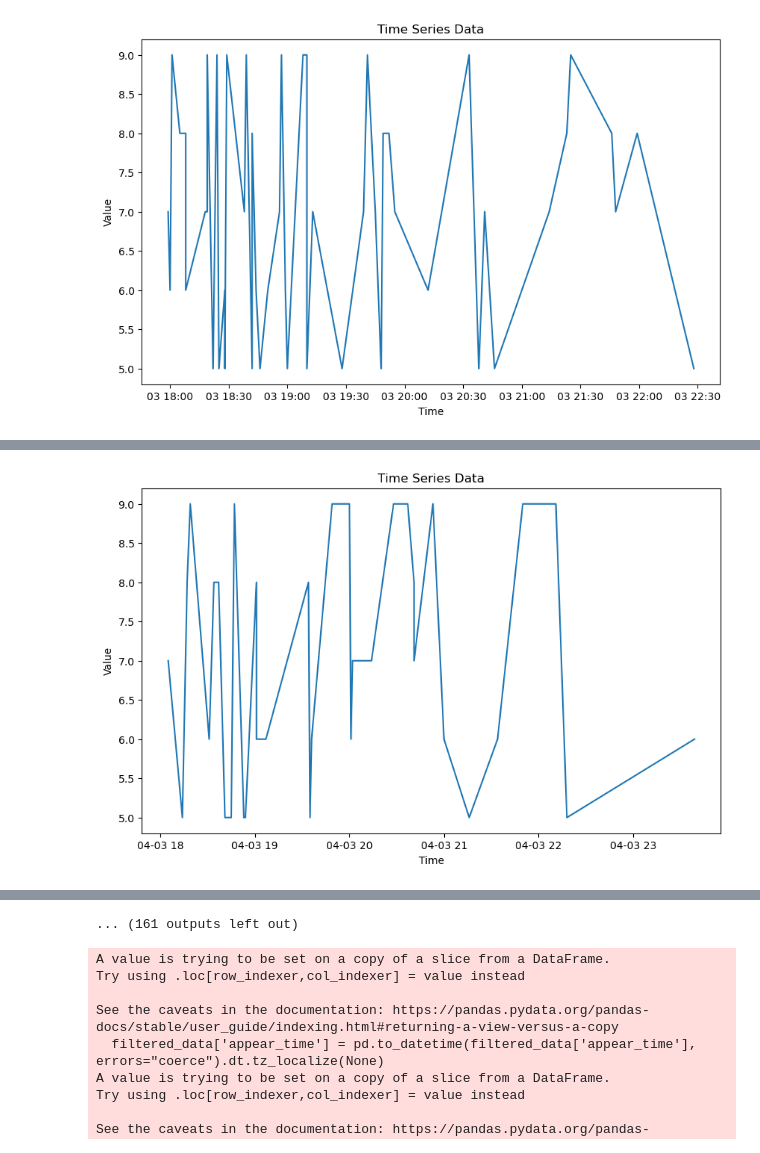
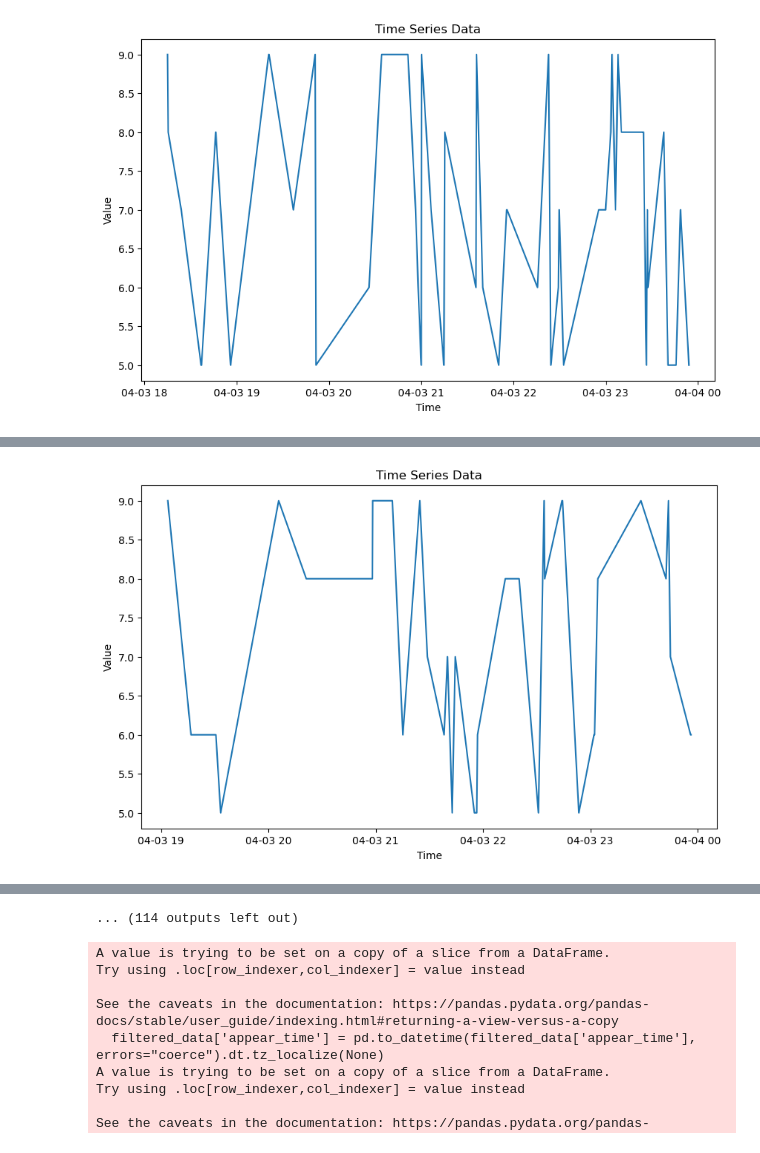
Before and after one commit to kittyb116/CS236CampusDash, a Jupyter notebook: predict_example2.ipynb, the cells around one changed output, grey strips where cells are left out. Drawn from its saved outputs; the diff is of its cells as text; code cells hidden in the pictures.

```diff
--- a/predict_example2.ipynb
+++ b/predict_example2.ipynb
@@ -6,25 +6,22 @@ from sklearn.model_selection import train_test_split
 # %%
 # Read the CSV file
 df = pd.read_csv('data1.csv')
-start_time = pd.Timestamp("2012-04-03 17:59:00", tz="UTC")
-df["appear_time"] = start_time + pd.to_timedelta(df["appear_time"], unit="min")
+tasklog = pd.read_csv('project_files/tasklog_time_adjusted.csv')
+df["end_time"] = tasklog['TIME']
 print (df)
 #location column
 loc = df.columns[0]
 #print(df)
 duplicate_counts = df.groupby(loc).size().reset_index(name="count")
 # Filter to only show locations with more than 2 occurrence
-duplicates = duplicate_counts[duplicate_counts['count'] >= 3]
+duplicates = duplicate_counts[duplicate_counts['count'] >= 5]
+print(duplicates)
 
 # Sort by count in descending order
 duplicates = duplicates.sort_values('count', ascending=False)
 
-#print(duplicates)
+print(duplicates)
 target_locs = duplicates['location'].to_list()
 # print(df_filtered)
 # print(type(df_filtered))
-filtered_data = df[df['location'] == 43]
-
-
-print(filtered_data)
 # %% [output]
@@ -50,19 +47,19 @@ def predict(target_loc):
 
     filtered_data = df[df['location'] == target_loc]
 
-    filtered_data['appear_time'] = pd.to_datetime(filtered_data['appear_time'], errors="coerce").dt.tz_localize(None)
-    filtered_data["_period"] = filtered_data["appear_time"].dt.to_period("D").dt.to_timestamp()
+    filtered_data['end_time'] = pd.to_datetime(filtered_data['end_time'], errors="coerce").dt.tz_localize(None)
+    filtered_data["_period"] = filtered_data["end_time"].dt.to_period("D").dt.to_timestamp()
 
     grouped = filtered_data.groupby(["_period"]).size().rename("count").reset_index()
 
     # Split 80% train, 20% test
-    filtered_data = filtered_data.sort_values("appear_time")
+    filtered_data = filtered_data.sort_values("end_time")
     train_size = int(len(filtered_data) * 0.8)
     train = filtered_data.iloc[:train_size]
     test = filtered_data.iloc[train_size:]
     model = Prophet()
     # Fit the model
-    model.fit(train.rename(columns={"appear_time": "ds", "reward": "y"}))
+    model.fit(train.rename(columns={"end_time": "ds", "reward": "y"}))
 
     # Create future dates dataframe
     future = model.make_future_dataframe(periods=10, freq='10min')
@@ -71,7 +68,7 @@ def predict(target_loc):
     forecast = model.predict(future)
     print(forecast[['ds', 'yhat', 'yhat_lower', 'yhat_upper']])
     plt.figure(figsize=(10, 6))
-    plt.plot(filtered_data["appear_time"], filtered_data["reward"])
+    plt.plot(filtered_data["end_time"], filtered_data["reward"])
     plt.title('Time Series Data')
     plt.xlabel('Time')
     plt.ylabel('Value')
@@ -112,4 +109,4 @@ See the caveats in the documentation: https://pandas.pydata.org/pandas-docs/stab
-[figure, old version]
+[figure, new version]
 A value is trying to be set on a copy of a slice from a DataFrame.
 Try using .loc[row_indexer,col_indexer] = value instead
 
@@ -142,4 +139,4 @@ See the caveats in the documentation: https://pandas.pydata.org/pandas-docs/stab
-[figure, old version]
+[figure, new version]
 A value is trying to be set on a copy of a slice from a DataFrame.
 Try using .loc[row_indexer,col_indexer] = value instead
 
@@ -203,4 +200,4 @@ See the caveats in the documentation: https://pandas.pydata.org/pandas-docs/stab
-... (161 outputs left out)
+... (114 outputs left out)
 # %%
 def predict(target_loc):
 
```
Also changed, not shown: parts of 2 cells of this notebook, 1 other file.
